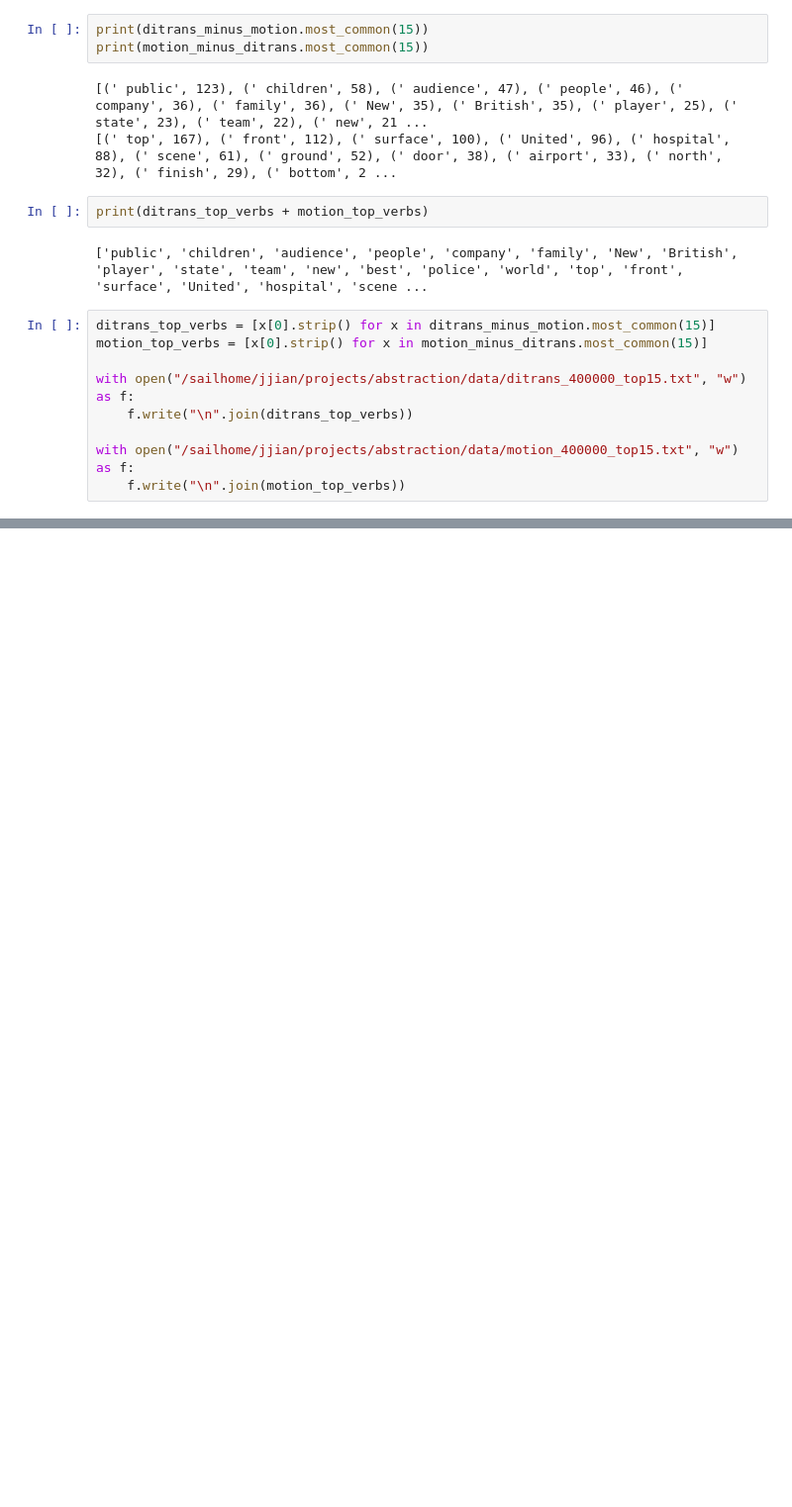
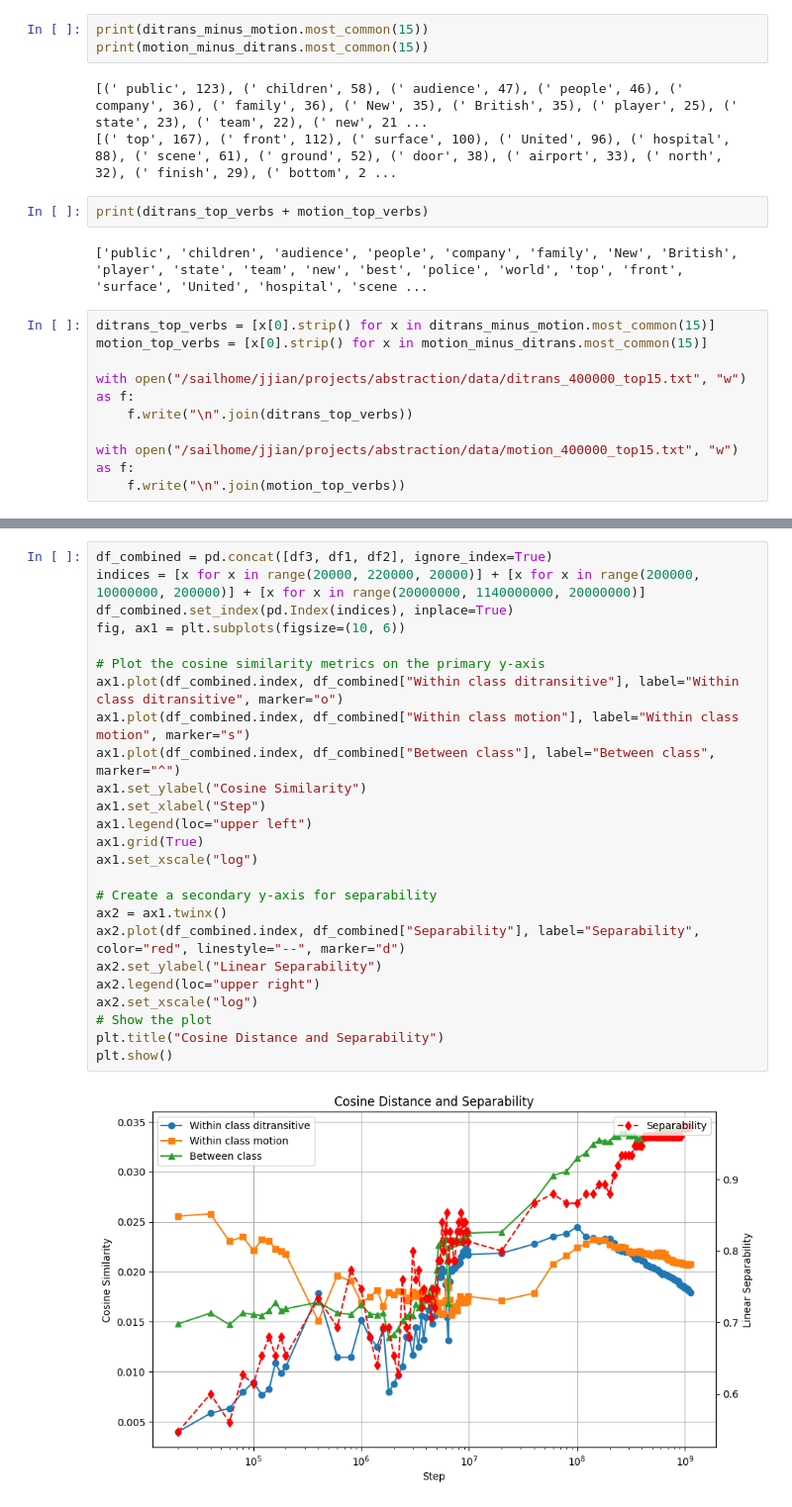
Before and after one commit to jasperjjian/abstraction, a Jupyter notebook: abstraction/analysis/count_based.ipynb, the cells around one changed output, grey strips where cells are left out. Shown at 99% size. Drawn from its saved outputs; the diff is of its cells as text; blank space fills up the shorter version.

```diff
--- a/abstraction/analysis/count_based.ipynb
+++ b/abstraction/analysis/count_based.ipynb
@@ -206,0 +361,27 @@ with open("/sailhome/jjian/projects/abstraction/data/motion_400000_top15.txt", "
+# %%
+df_combined = pd.concat([df3, df1, df2], ignore_index=True)
+indices = [x for x in range(20000, 220000, 20000)] + [x for x in range(200000, 10000000, 200000)] + [x for x in range(20000000, 1140000000, 20000000)]
+df_combined.set_index(pd.Index(indices), inplace=True)
+fig, ax1 = plt.subplots(figsize=(10, 6))
+
+# Plot the cosine similarity metrics on the primary y-axis
+ax1.plot(df_combined.index, df_combined["Within class ditransitive"], label="Within class ditransitive", marker="o")
+ax1.plot(df_combined.index, df_combined["Within class motion"], label="Within class motion", marker="s")
+ax1.plot(df_combined.index, df_combined["Between class"], label="Between class", marker="^")
+ax1.set_ylabel("Cosine Similarity")
+ax1.set_xlabel("Step")
+ax1.legend(loc="upper left")
+ax1.grid(True)
+ax1.set_xscale("log")
+
+# Create a secondary y-axis for separability
+ax2 = ax1.twinx()
+ax2.plot(df_combined.index, df_combined["Separability"], label="Separability", color="red", linestyle="--", marker="d")
+ax2.set_ylabel("Linear Separability")
+ax2.legend(loc="upper right")
+ax2.set_xscale("log")
+# Show the plot
+plt.title("Cosine Distance and Separability")
+plt.show()
+# %% [output]
+[figure, added]
```
Also changed, not shown: parts of 14 cells of this notebook, 5 other files.
